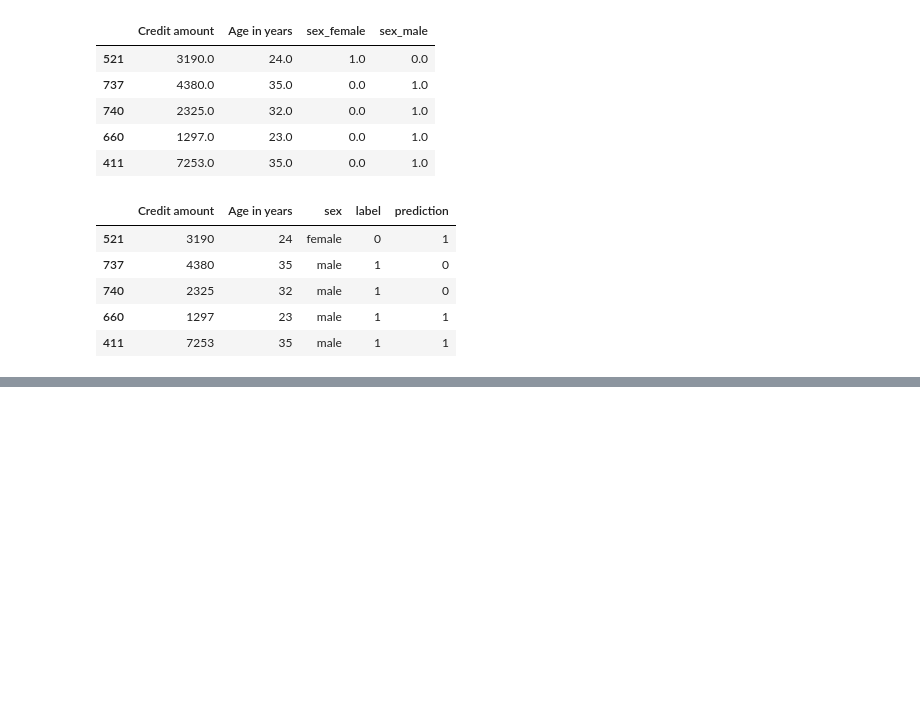
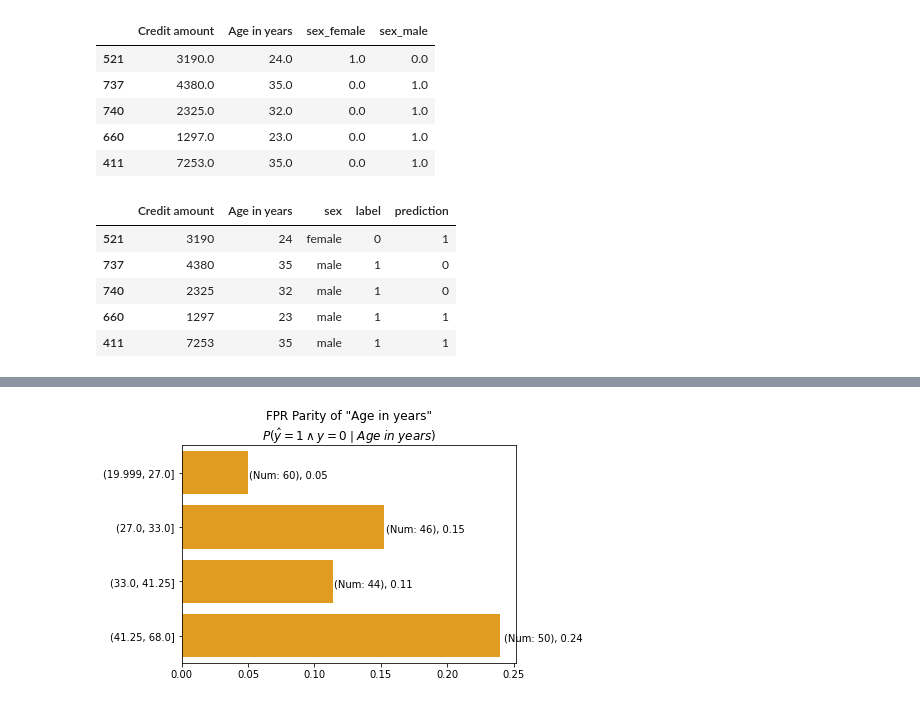
Before and after one commit to datacraft-paris/Fairness-Benchathon, a Jupyter notebook: fairness_tree_example.ipynb, the cells around one changed output, grey strips where cells are left out. Saved outputs shown, nothing was run; the diff lists cells and outputs as text; code cells hidden in the pictures; blank space fills up the shorter version.

```diff
--- a/fairness_tree_example.ipynb
+++ b/fairness_tree_example.ipynb
@@ -349,0 +333,4 @@ dtype: int64
+# %%
+show_fpr('Age in years')
+# %% [output]
+[figure, added]
```
Also changed, not shown: parts of 38 cells of this notebook.
